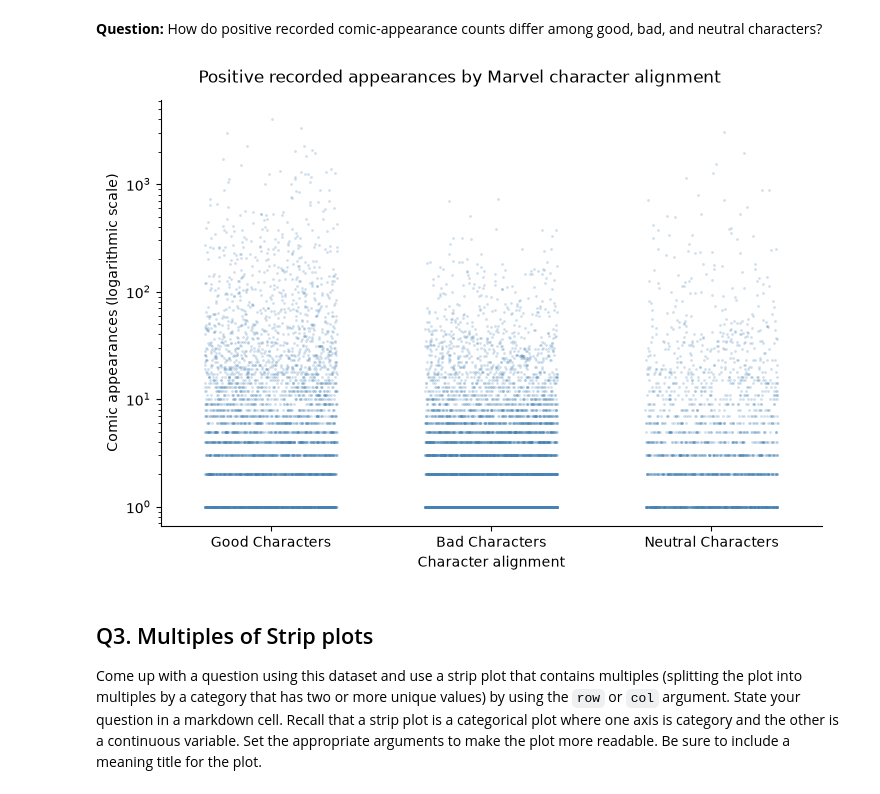
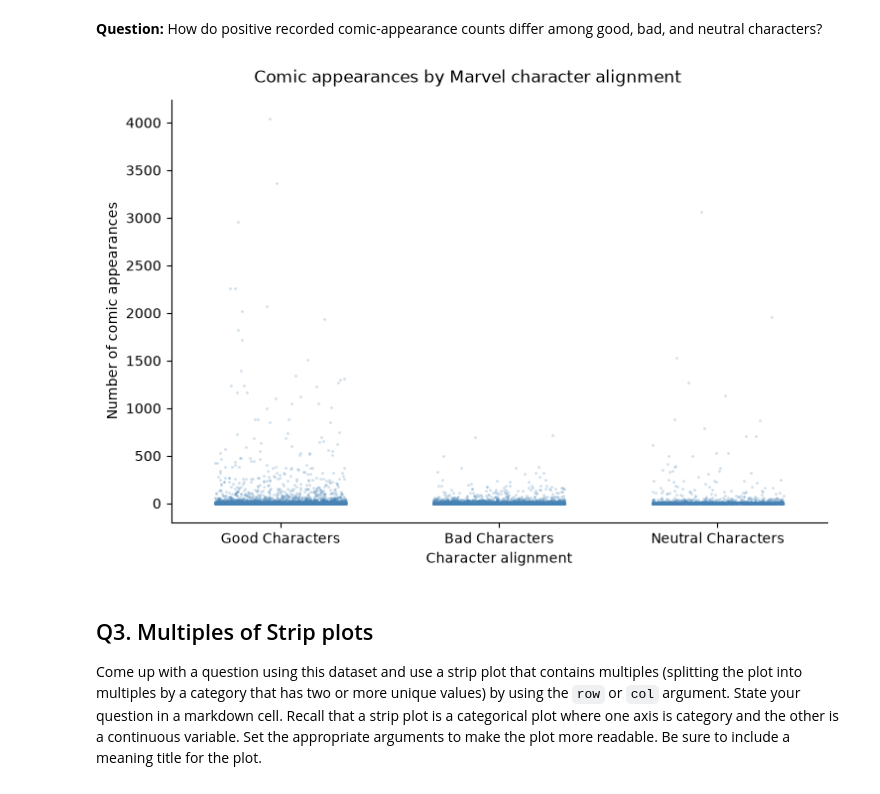
Before and after one commit to satam2/CS133-Data-Vis, a Jupyter notebook: Module03_seaborn/M03_Hands_on_09_categorical.ipynb, the cells around one changed output. Saved outputs shown, nothing was run; the diff lists cells and outputs as text; code cells hidden in the pictures.

```diff
--- a/Module03_seaborn/M03_Hands_on_09_categorical.ipynb
+++ b/Module03_seaborn/M03_Hands_on_09_categorical.ipynb
@@ -52,17 +52,17 @@ Come up with a question using this dataset and use a `strip` plot to help answer
 # %%
 alignment_order = ['Good Characters', 'Bad Characters', 'Neutral Characters']
 appearances = marvel.loc[
     marvel['ALIGN'].isin(alignment_order) & (marvel['APPEARANCES'] > 0)
 ].copy()
+
 g = sns.catplot(data=appearances, x='ALIGN', y='APPEARANCES', kind='strip',
                 order=alignment_order, jitter=0.3, alpha=0.25, size=2,
                 color='steelblue', height=5, aspect=1.5)
-g.set(yscale='log')
-g.set_axis_labels('Character alignment', 'Comic appearances (logarithmic scale)')
-g.fig.suptitle('Positive recorded appearances by Marvel character alignment', y=1.03)
+g.set_axis_labels('Character alignment', 'Number of comic appearances')
+g.fig.suptitle('Comic appearances by Marvel character alignment', y=1.03)
 plt.show()
 # %% [output]
-[figure, old version]
+[figure, new version]
 # %% [markdown]
 ## Q3. Multiples of Strip plots
 Come up with a question using this dataset and use a strip plot that contains multiples (splitting the plot into multiples by a category that has two or more unique values) by using the `row` or `col` argument. State your question in a markdown cell. Recall that a strip plot is a categorical plot where one axis is category and the other is a continuous variable. Set the appropriate arguments to make the plot more readable. Be sure to include a meaning title for the plot.
```
Also changed, not shown: parts of 15 cells of this notebook.
